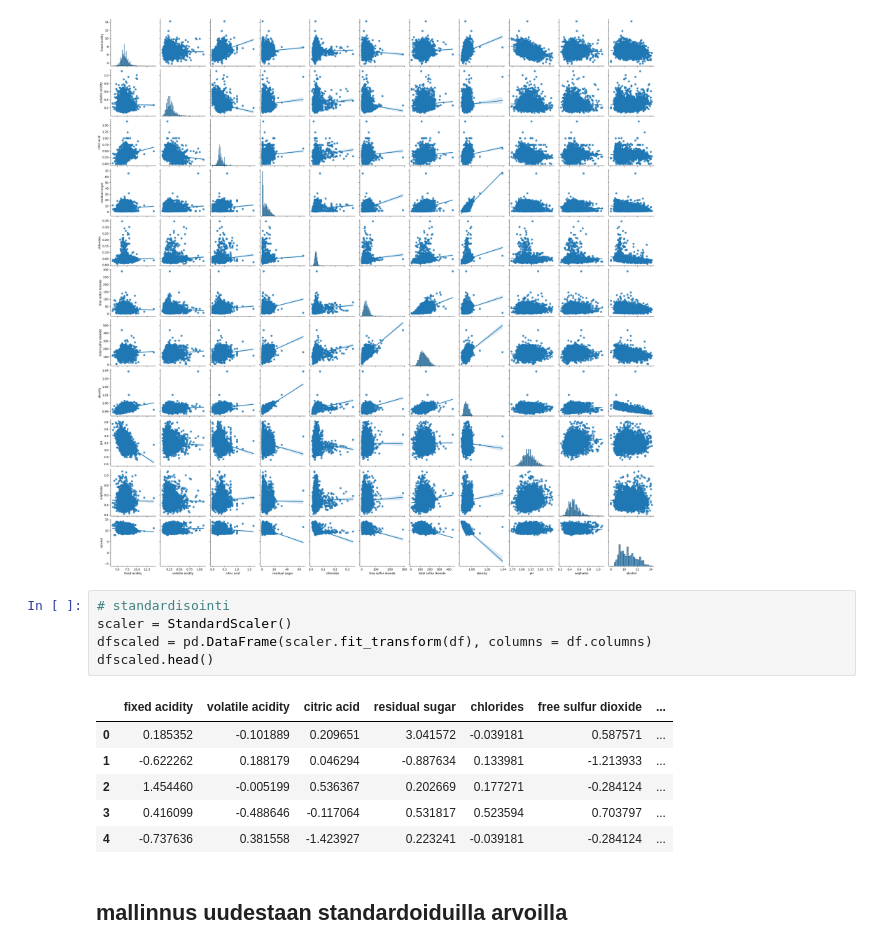
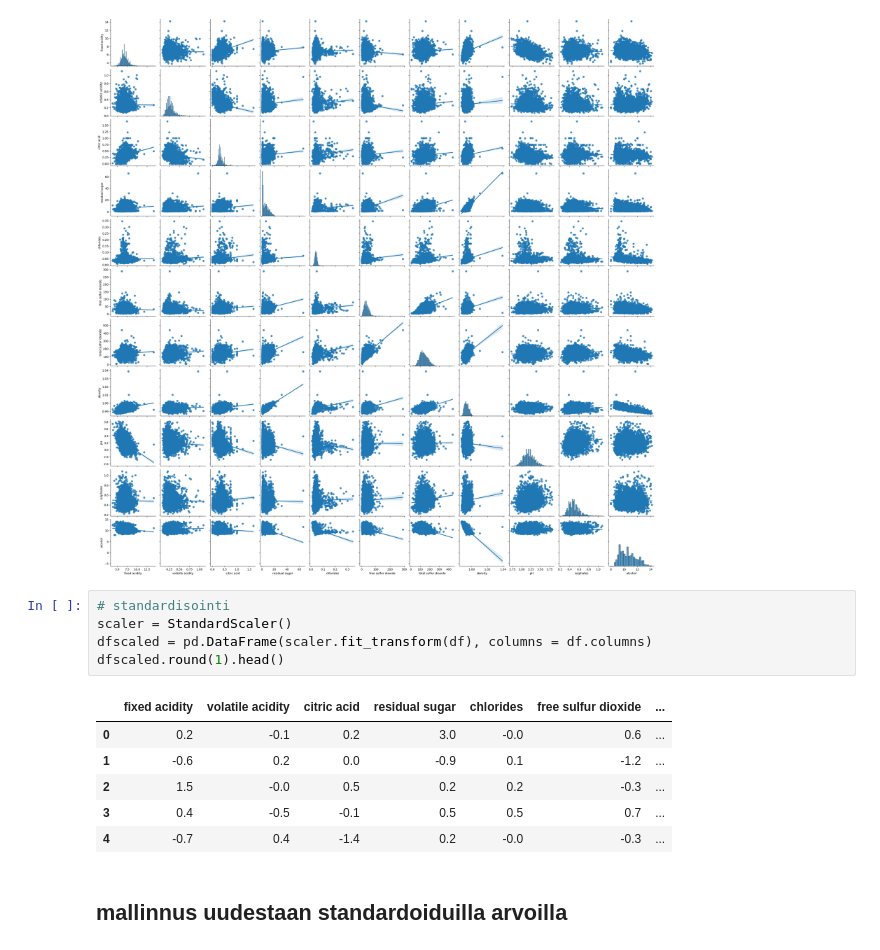
Before and after one commit to juskui/linereg, a Jupyter notebook: wine_linreg.ipynb, the cells around one changed output. Drawn from its saved outputs; the diff is of its cells as text.

```diff
--- a/wine_linreg.ipynb
+++ b/wine_linreg.ipynb
@@ -165,15 +182,15 @@ plt.show()
 # %%
 # standardisointi
 scaler = StandardScaler()
 dfscaled = pd.DataFrame(scaler.fit_transform(df), columns = df.columns)
-dfscaled.head()
+dfscaled.round(1).head()
 # %% [output]
 |  | fixed acidity | volatile acidity | citric acid | residual sugar | chlorides | free sulfur dioxide | ... |
-| 0 | 0.185352 | -0.101889 | 0.209651 | 3.041572 | -0.039181 | 0.587571 | ... |
-| 1 | -0.622262 | 0.188179 | 0.046294 | -0.887634 | 0.133981 | -1.213933 | ... |
-| 2 | 1.454460 | -0.005199 | 0.536367 | 0.202669 | 0.177271 | -0.284124 | ... |
-| 3 | 0.416099 | -0.488646 | -0.117064 | 0.531817 | 0.523594 | 0.703797 | ... |
-| 4 | -0.737636 | 0.381558 | -1.423927 | 0.223241 | -0.039181 | -0.284124 | ... |
+| 0 | 0.2 | -0.1 | 0.2 | 3.0 | -0.0 | 0.6 | ... |
+| 1 | -0.6 | 0.2 | 0.0 | -0.9 | 0.1 | -1.2 | ... |
+| 2 | 1.5 | -0.0 | 0.5 | 0.2 | 0.2 | -0.3 | ... |
+| 3 | 0.4 | -0.5 | -0.1 | 0.5 | 0.5 | 0.7 | ... |
+| 4 | -0.7 | 0.4 | -1.4 | 0.2 | -0.0 | -0.3 | ... |
 # %% [markdown]
 ## mallinnus uudestaan standardoiduilla arvoilla
 # %%
```
Also changed, not shown: parts of 3 cells of this notebook, 2 other files.
